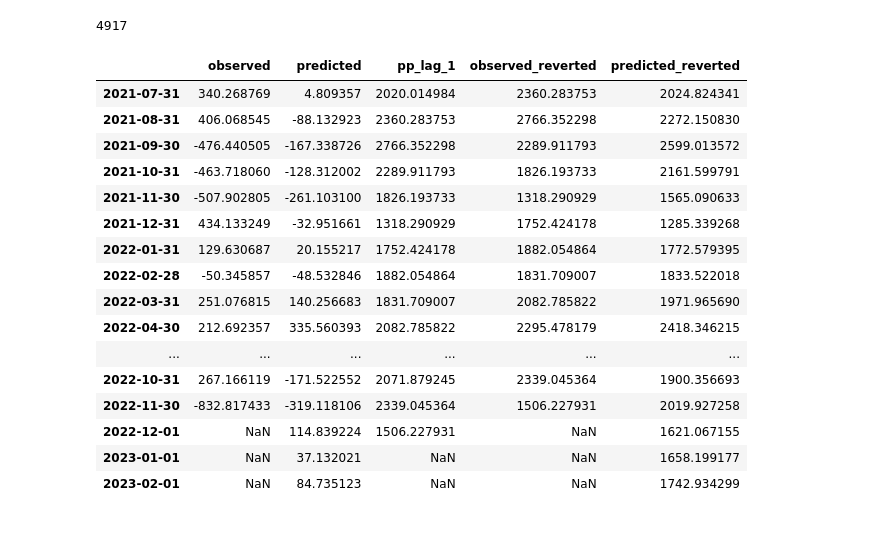
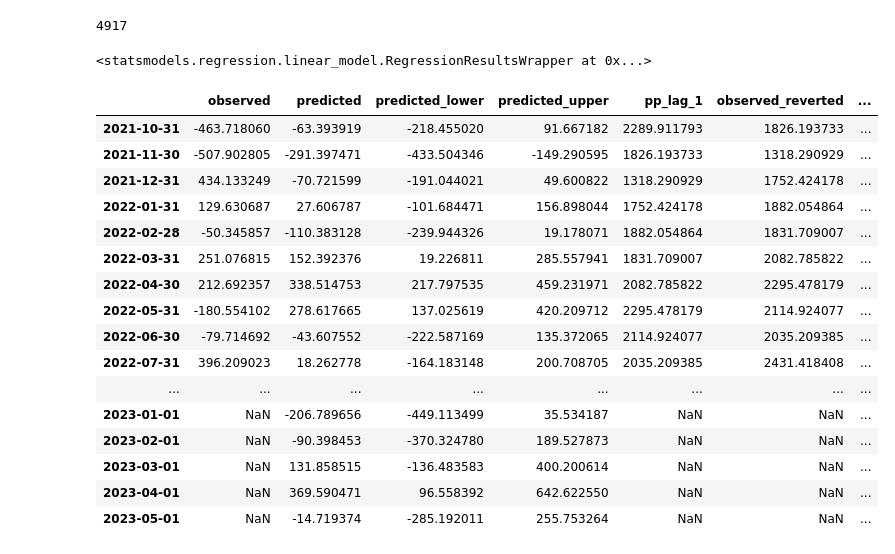
Before and after one commit to MartinBasualdo0/Prediction-Argentinian-primary-products-prediction, a Jupyter notebook: code/notebooks/rm_diff.ipynb, the cells around one changed output. Saved outputs shown, nothing was run; the diff lists cells and outputs as text; code cells hidden in the pictures.

Commit message:
confidence intervals

```diff
--- a/code/notebooks/rm_diff.ipynb
+++ b/code/notebooks/rm_diff.ipynb
@@ -11,6 +11,7 @@ set_wd()
 max_month_predict = 6
 max_lag = 12
 feature_list = ["pp", "pre", "er_cp", "gap","pi"]
+alpha = .1
 # %%
 df = pd.read_excel("./data/data.xlsx", index_col=0)
 df = df[:"2022-11"]
@@ -187,7 +188,7 @@ def drop_lags_exog(features:list[str], X:pd.DataFrame, months_to_predict:int):
         X = X.drop(lags_to_drop,axis=1)
     return X
 # %%
-modelos_rm = {}
+models_mr = {}
 for months_to_predict in range(1, max_month_predict + 1):
     df_train = df_diff.dropna()[:-months_to_predict]
     y_train = df_train.pp
@@ -195,6 +196,6 @@ for months_to_predict in range(1, max_month_predict + 1):
     X_train = drop_lags_exog(features = feature_list, X=X_train, months_to_predict = months_to_predict)
     # print(X_train)
     model = sm.OLS(y_train, sm.add_constant(X_train)).fit()
-    modelos_rm[months_to_predict] = model
+    models_mr[months_to_predict] = model
 # %%
 tex_file = open( "./output/stargazer_rm_final_stargazer.tex", "w" ) #This will overwrite an existing file
@@ -214,48 +212,60 @@ tex_file.write(modelos_rm[6].summary().as_latex())
+# %%
+models_mr[6]
+# %% [output]
+<statsmodels.regression.linear_model.RegressionResultsWrapper at 0x...>
 # %%
 models_predictions = {}
 for months_to_predict in range(1,max_month_predict+1):
     y_test = df_diff[max_lag+1:-(max_lag - months_to_predict)]["pp"]
     X_test = obtain_features_prediction(df_diff, months_to_predict=months_to_predict)[max_lag+1:-(max_lag - months_to_predict)]
     X_test = drop_lags_exog(features = feature_list, X=X_test, months_to_predict=months_to_predict)
-    model = modelos_rm[months_to_predict]
-    prediction = model.predict(sm.add_constant(X_test))
+    model = models_mr[months_to_predict]
+    prediction = model.get_prediction(sm.add_constant(X_test))
+    prediction = prediction.summary_frame(alpha = alpha)[["mean", "mean_ci_lower", "mean_ci_upper"]] #Confidence interval
     observ_vs_predict_df = pd.DataFrame({'observed': y_test,
-                                         'predicted': prediction,
+                                         'predicted': prediction["mean"],
+                                         'predicted_lower': prediction["mean_ci_lower"],
+                                         'predicted_upper': prediction["mean_ci_upper"],
                                          'pp_lag_1':df["pp_lag_1"]
                                          })
     observ_vs_predict_df["observed_reverted"] = observ_vs_predict_df["pp_lag_1"] + observ_vs_predict_df["observed"]
     observ_vs_predict_df["predicted_reverted"] = observ_vs_predict_df["pp_lag_1"] + observ_vs_predict_df["predicted"]
+    observ_vs_predict_df["predicted_lower_reverted"] = observ_vs_predict_df["pp_lag_1"] + observ_vs_predict_df["predicted_lower"]
+    observ_vs_predict_df["predicted_upper_reverted"] = observ_vs_predict_df["pp_lag_1"] + observ_vs_predict_df["predicted_upper"]
     observ_vs_predict_df = observ_vs_predict_df.dropna(subset=["predicted"])
 
+    def get_revertion(observ_vs_predict_df: pd.DataFrame, variable:str):
+        observ_vs_predict_df[f'prev_{variable}_reverted'] = observ_vs_predict_df[f"{variable}_reverted"].shift(1)
+        observ_vs_predict_df['sum'] = observ_vs_predict_df[f'prev_{variable}_reverted'].add(observ_vs_predict_df[variable])
+        observ_vs_predict_df[f"{variable}_reverted"] = observ_vs_predict_df[f"{variable}_reverted"].fillna(observ_vs_predict_df['sum'])
+        observ_vs_predict_df = observ_vs_predict_df.drop([f'prev_{variable}_reverted', 'sum'],axis=1)
+        return observ_vs_predict_df
+
     while observ_vs_predict_df['predicted_reverted'].isnull().any():
-        observ_vs_predict_df['prev_predicted_reverted'] = observ_vs_predict_df['predicted_reverted'].shift(1)
-        observ_vs_predict_df['sum'] = observ_vs_predict_df['prev_predicted_reverted'].add(observ_vs_predict_df['predicted'])
-        observ_vs_predict_df['predicted_reverted'] = observ_vs_predict_df['predicted_reverted'].fillna(observ_vs_predict_df['sum'])
-    try:
-        observ_vs_predict_df = observ_vs_predict_df.drop(['prev_predicted_reverted', 'sum'],axis=1)
-    except:
-        continue
+        observ_vs_predict_df = get_revertion(observ_vs_predict_df, variable="predicted")
+        observ_vs_predict_df = get_revertion(observ_vs_predict_df, variable="predicted_lower")
+        observ_vs_predict_df = get_revertion(observ_vs_predict_df, variable="predicted_upper")
     models_predictions[months_to_predict] = observ_vs_predict_df
-# %%
-models_predictions[3][-20:]
-# %% [output]
-|  | observed | predicted | pp_lag_1 | observed_reverted | predicted_reverted |
-| 2021-07-31 | 340.268769 | 4.809357 | 2020.014984 | 2360.283753 | 2024.824341 |
-| 2021-08-31 | 406.068545 | -88.132923 | 2360.283753 | 2766.352298 | 2272.150830 |
-| 2021-09-30 | -476.440505 | -167.338726 | 2766.352298 | 2289.911793 | 2599.013572 |
-| 2021-10-31 | -463.718060 | -128.312002 | 2289.911793 | 1826.193733 | 2161.599791 |
-| 2021-11-30 | -507.902805 | -261.103100 | 1826.193733 | 1318.290929 | 1565.090633 |
-| 2021-12-31 | 434.133249 | -32.951661 | 1318.290929 | 1752.424178 | 1285.339268 |
-| 2022-01-31 | 129.630687 | 20.155217 | 1752.424178 | 1882.054864 | 1772.579395 |
-| 2022-02-28 | -50.345857 | -48.532846 | 1882.054864 | 1831.709007 | 1833.522018 |
-| 2022-03-31 | 251.076815 | 140.256683 | 1831.709007 | 2082.785822 | 1971.965690 |
-| 2022-04-30 | 212.692357 | 335.560393 | 2082.785822 | 2295.478179 | 2418.346215 |
-| ... | ... | ... | ... | ... | ... |
-| 2022-10-31 | 267.166119 | -171.522552 | 2071.879245 | 2339.045364 | 1900.356693 |
-| 2022-11-30 | -832.817433 | -319.118106 | 2339.045364 | 1506.227931 | 2019.927258 |
-| 2022-12-01 | NaN | 114.839224 | 1506.227931 | NaN | 1621.067155 |
-| 2023-01-01 | NaN | 37.132021 | NaN | NaN | 1658.199177 |
-| 2023-02-01 | NaN | 84.735123 | NaN | NaN | 1742.934299 |
+# %%
+models_predictions[6][-20:] #Problema con el mes: día 1
+# %% [output]
+|  | observed | predicted | predicted_lower | predicted_upper | pp_lag_1 | observed_reverted | ... |
+| 2021-10-31 | -463.718060 | -63.393919 | -218.455020 | 91.667182 | 2289.911793 | 1826.193733 | ... |
+| 2021-11-30 | -507.902805 | -291.397471 | -433.504346 | -149.290595 | 1826.193733 | 1318.290929 | ... |
+| 2021-12-31 | 434.133249 | -70.721599 | -191.044021 | 49.600822 | 1318.290929 | 1752.424178 | ... |
+| 2022-01-31 | 129.630687 | 27.606787 | -101.684471 | 156.898044 | 1752.424178 | 1882.054864 | ... |
+| 2022-02-28 | -50.345857 | -110.383128 | -239.944326 | 19.178071 | 1882.054864 | 1831.709007 | ... |
+| 2022-03-31 | 251.076815 | 152.392376 | 19.226811 | 285.557941 | 1831.709007 | 2082.785822 | ... |
+| 2022-04-30 | 212.692357 | 338.514753 | 217.797535 | 459.231971 | 2082.785822 | 2295.478179 | ... |
+| 2022-05-31 | -180.554102 | 278.617665 | 137.025619 | 420.209712 | 2295.478179 | 2114.924077 | ... |
+| 2022-06-30 | -79.714692 | -43.607552 | -222.587169 | 135.372065 | 2114.924077 | 2035.209385 | ... |
+| 2022-07-31 | 396.209023 | 18.262778 | -164.183148 | 200.708705 | 2035.209385 | 2431.418408 | ... |
+| ... | ... | ... | ... | ... | ... | ... | ... |
+| 2023-01-01 | NaN | -206.789656 | -449.113499 | 35.534187 | NaN | NaN | ... |
+| 2023-02-01 | NaN | -90.398453 | -370.324780 | 189.527873 | NaN | NaN | ... |
+| 2023-03-01 | NaN | 131.858515 | -136.483583 | 400.200614 | NaN | NaN | ... |
+| 2023-04-01 | NaN | 369.590471 | 96.558392 | 642.622550 | NaN | NaN | ... |
+| 2023-05-01 | NaN | -14.719374 | -285.192011 | 255.753264 | NaN | NaN | ... |
 # %%
 def plot_prediccion_rm(models_predictions:list, months_to_predict:int = max_month_predict):
     fig = go.Figure()
```
Also changed, not shown: parts of 4 cells of this notebook, 5 other files.
